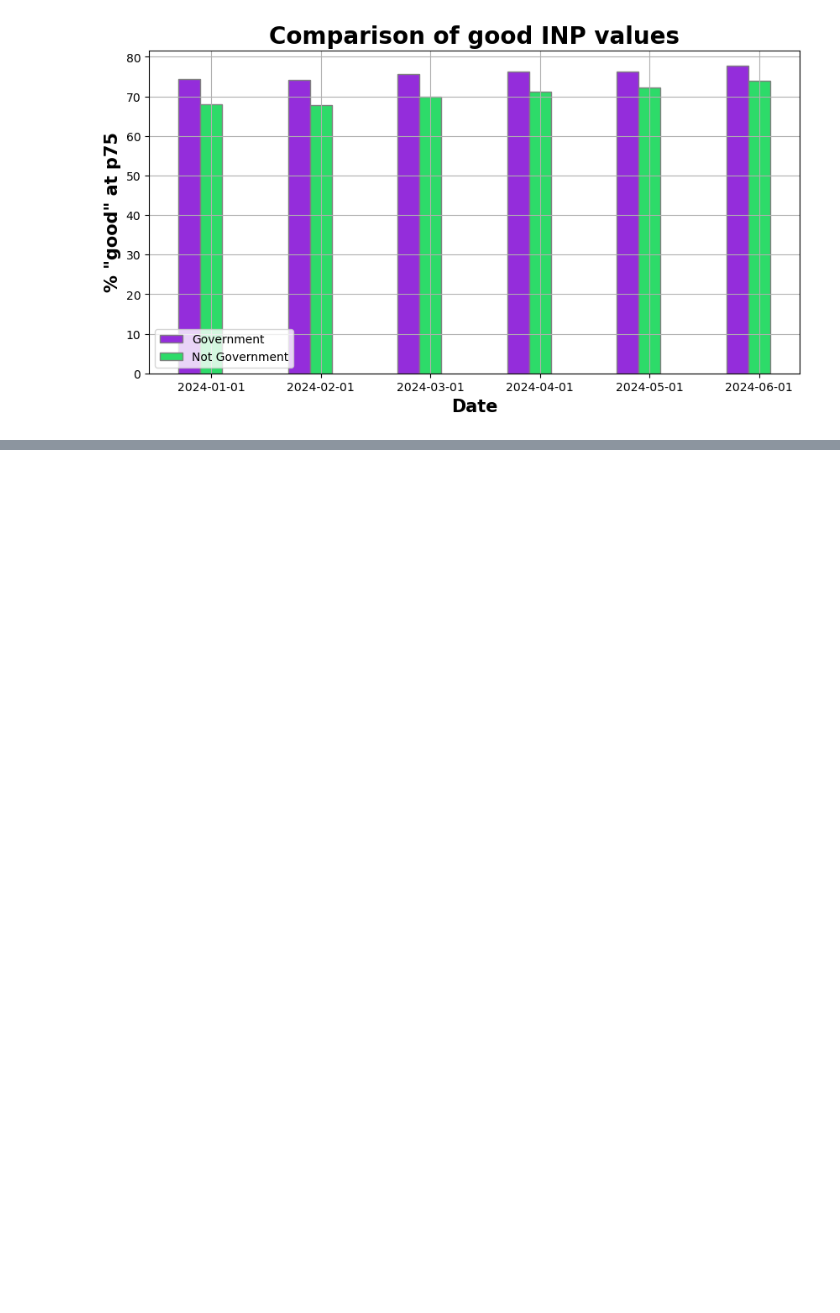
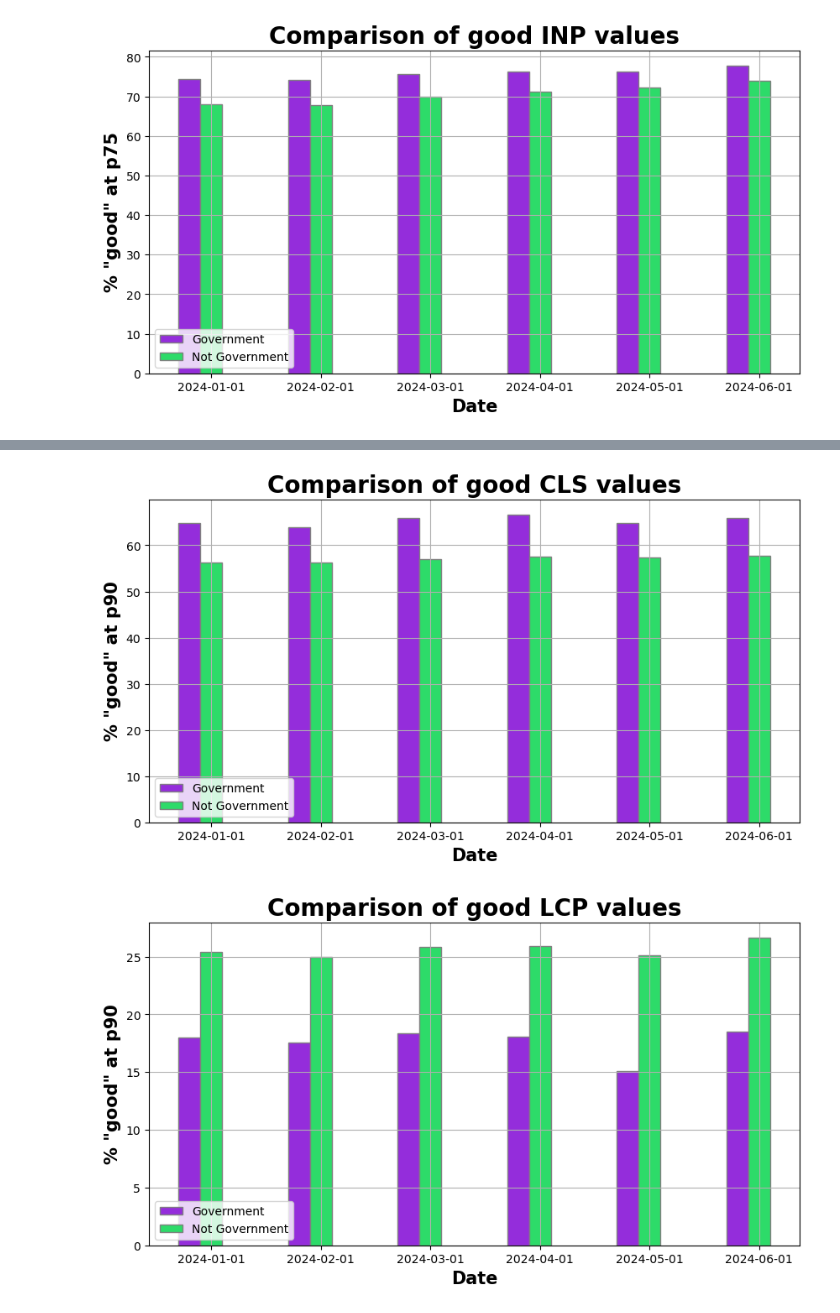
Before and after one commit to GSA-TTS/inclusive-web-performance-cx, a Jupyter notebook: research/government-website-performance.ipynb, the cells around one changed output, grey strips where cells are left out. Saved outputs shown, nothing was run; the diff lists cells and outputs as text; code cells hidden in the pictures; blank space fills up the shorter version.

Commit message:
add p90 data

```diff
--- a/research/government-website-performance.ipynb
+++ b/research/government-website-performance.ipynb
@@ -141,3 +141,22 @@ plot_individual_metric_comparison(merged_df, merged_df['pct_good_inp_dfInGov'],
 [figure]
 [figure]
 [figure]
+# %%
+file_name = 'data/cwv-not-in-government-p90.csv'
+file_path = os.path.join(notebook_dir, file_name)
+
+dfNotInGov = pd.read_csv(file_path)
+dfNotInGov = dfNotInGov.reset_index()
+dfNotInGov.set_index('date', inplace=True)
+
+dfNotInGov = dfNotInGov[dfNotInGov['client'] == 'mobile'].sort_values(by='date', ascending=True)
+# %%
+file_name = 'data/cwv-in-government-p90.csv'
+file_path = os.path.join(notebook_dir, file_name)
+
+dfInGov = pd.read_csv(file_path)
+dfInGov = dfInGov.reset_index()
+dfInGov.set_index('date', inplace=True)
+dfInGov = dfInGov[dfInGov['client'] == 'mobile'].sort_values(by='date', ascending=True)
+
+dfInGov.head(50)
@@ -143,0 +173,13 @@ plot_individual_metric_comparison(merged_df, merged_df['pct_good_inp_dfInGov'],
+# %%
+dfInGov.index = pd.to_datetime(dfInGov.index)
+dfNotInGov.index = pd.to_datetime(dfNotInGov.index)
+
+# Merge dataframes on index
+merged_df = pd.merge(dfInGov, dfNotInGov, left_index=True, right_index=True, suffixes=('_dfInGov', '_dfNotInGov'))
+# %%
+plot_individual_metric_comparison(merged_df, merged_df['pct_good_cls_dfInGov'], merged_df['pct_good_cls_dfNotInGov'], 'CLS', 'p90')
+plot_individual_metric_comparison(merged_df, merged_df['pct_good_lcp_dfInGov'], merged_df['pct_good_lcp_dfNotInGov'], 'LCP', 'p90')
+plot_individual_metric_comparison(merged_df, merged_df['pct_good_inp_dfInGov'], merged_df['pct_good_inp_dfNotInGov'], 'INP', 'p90')
+# %% [output]
+[figure, added]
+[figure, added]
```
Also changed, not shown: parts of 2 cells of this notebook.
